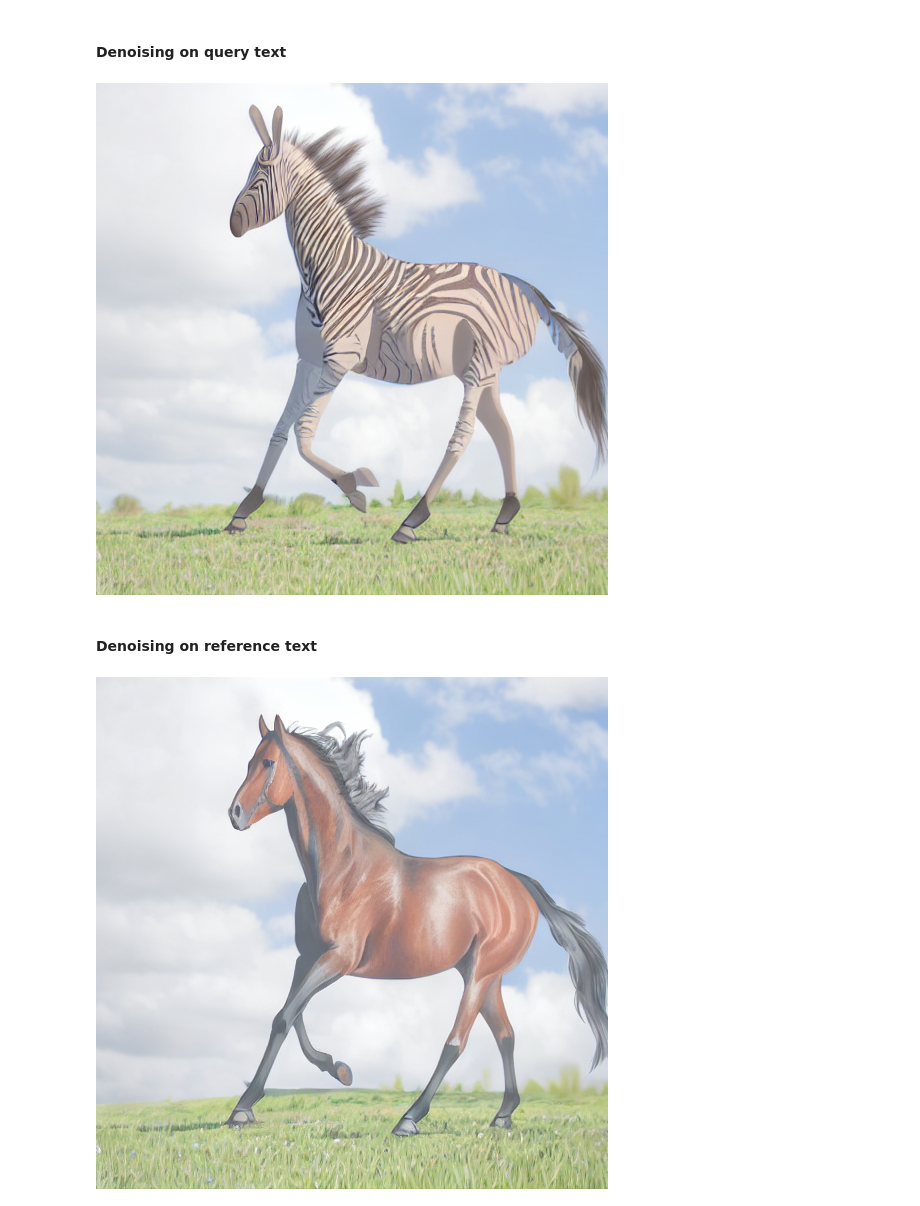
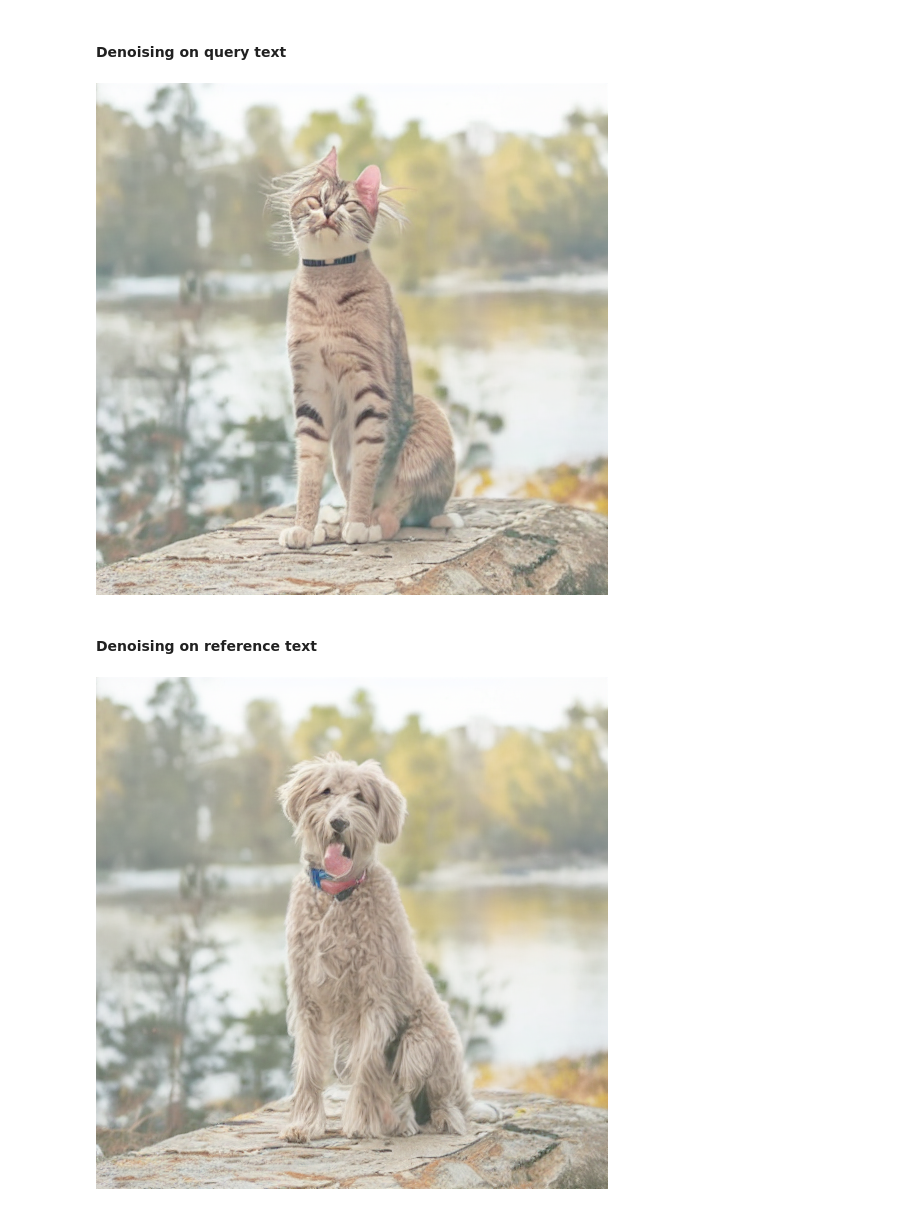
Before and after one commit to daspartho/DiffEdit, a Jupyter notebook: DiffEdit.ipynb, the cells around one changed output. Drawn from its saved outputs; the diff is of its cells as text; code cells hidden in the pictures.

```diff
--- a/DiffEdit.ipynb
+++ b/DiffEdit.ipynb
@@ -84,7 +86,6 @@ def encode(img):
     return latent
 
 def decode(latent):
-    latent = (1 / 0.18215) * latent
     with torch.no_grad():
         img = vae.decode(latent).sample
     img = (img / 2 + 0.5).clamp(0, 1)
@@ -126,5 +129,5 @@ def prep_text(prompt):
 # %%
-def Img2Img(
+def denoise(
     prompt,
     img,
     steps=50,
@@ -169,7 +172,7 @@ def Img2Img(
 
             latents = scheduler.step(pred, t, latents).prev_sample
 
-    return decode(latents)
+    return (1 / 0.18215) * latents
 # %% [markdown]
 ### Get the input image
 # %%
@@ -191,14 +191,19 @@ ref = "horse"
+# %%
+ref = "a sitting dog"
+query = "a sitting cat"
 # %% [markdown]
 #### Denoising on query text
 # %%
-query_img = Img2Img(query,img,)
+query_latents = denoise(query,img)
+query_img = decode(query_latents)
 display.display(query_img)
 # %% [output]
-[figure, old version]
+[figure, new version]
 # %% [markdown]
 #### Denoising on reference text
 # %%
-ref_img = Img2Img(ref, img)
+ref_latents = denoise(ref, img)
+ref_img = decode(ref_latents)
 display.display(ref_img)
 # %% [output]
-[figure, old version]
+[figure, new version]
```
Also changed, not shown: parts of 12 cells of this notebook.
